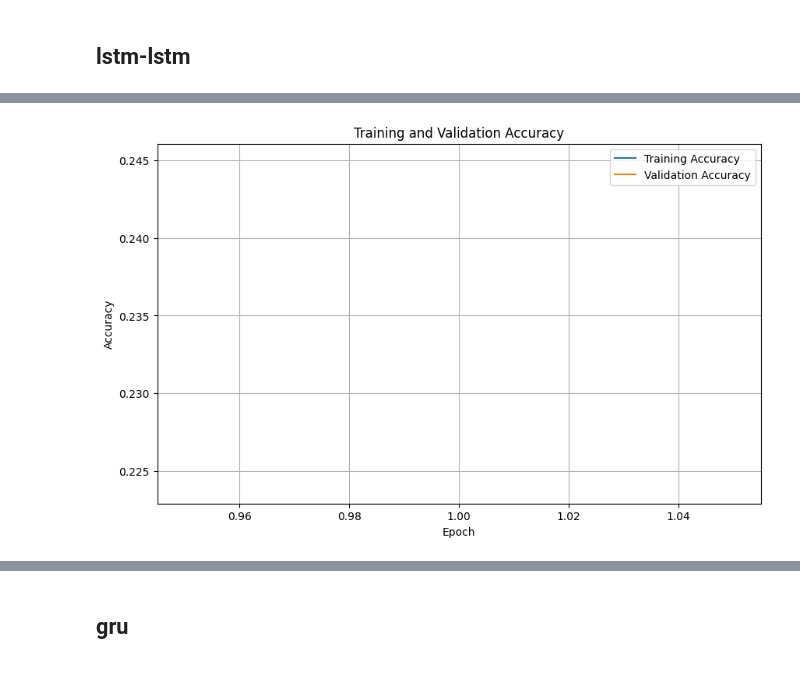
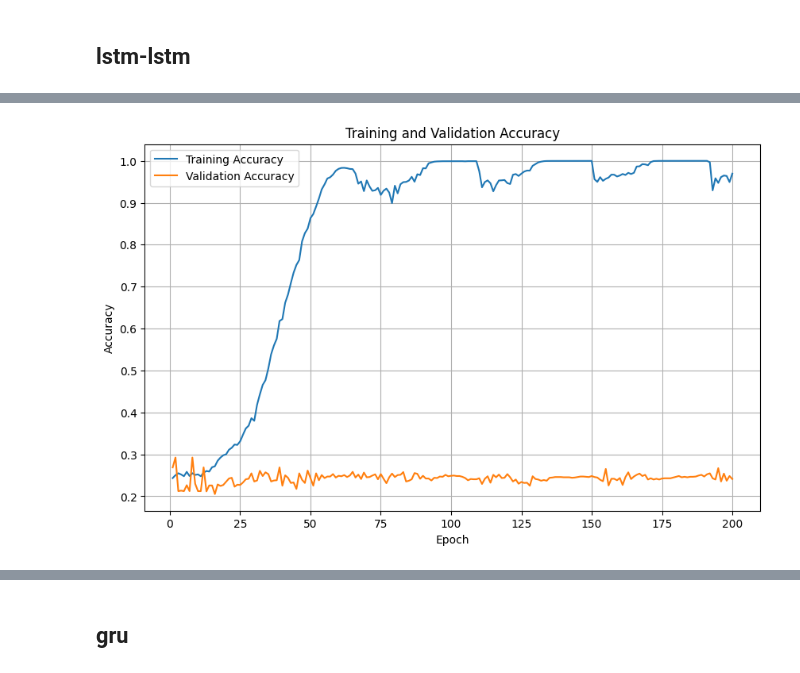
Before and after one commit to warrenjkim/eeg-signal-classifier, a Jupyter notebook: please_work.ipynb, the cells around one changed output, grey strips where cells are left out. Cells and saved outputs as stored; diff of their text form; code cells hidden in the pictures.

Commit message:
ran tests

```diff
--- a/please_work.ipynb
+++ b/please_work.ipynb
@@ -80,16 +69,16 @@ Drive already mounted at /content/drive; to attempt to forcibly remount, call dr
 # %%
-## Loading the dataset
-X_test = np.load("/content/drive/MyDrive/project_data/X_test.npy")
-y_test = np.load("/content/drive/MyDrive/project_data/y_test.npy")-769
-person_test = np.load("/content/drive/MyDrive/project_data/person_test.npy")
-X_train_valid = np.load("/content/drive/MyDrive/project_data/X_train_valid.npy")
-y_train_valid = np.load("/content/drive/MyDrive/project_data/y_train_valid.npy")-769
-person_train_valid = np.load("/content/drive/MyDrive/project_data/person_train_valid.npy")
-print("---all data---")
-print("X_test shape\t\t", X_test.shape)
-print("y_test shape\t\t", y_test.shape)
-print("person_test shape\t", person_test.shape)
-print("X_train_valid shape\t", X_train_valid.shape)
-print("y_train_valid shape\t", y_train_valid.shape)
-print("person_train_valid shape", person_train_valid.shape)
-print()
+# ## Loading the dataset
+# X_test = np.load("/content/drive/MyDrive/project_data/X_test.npy")
+# y_test = np.load("/content/drive/MyDrive/project_data/y_test.npy")-769
+# person_test = np.load("/content/drive/MyDrive/project_data/person_test.npy")
+# X_train_valid = np.load("/content/drive/MyDrive/project_data/X_train_valid.npy")
+# y_train_valid = np.load("/content/drive/MyDrive/project_data/y_train_valid.npy")-769
+# person_train_valid = np.load("/content/drive/MyDrive/project_data/person_train_valid.npy")
+# print("---all data---")
+# print("X_test shape\t\t", X_test.shape)
+# print("y_test shape\t\t", y_test.shape)
+# print("person_test shape\t", person_test.shape)
+# print("X_train_valid shape\t", X_train_valid.shape)
+# print("y_train_valid shape\t", y_train_valid.shape)
+# print("person_train_valid shape", person_train_valid.shape)
+# print()
@@ -357,7 +338,7 @@ split_seed = 1
 subsample = 2
 average = 2
 channel_dropout = 0.2
-time_reverse = 0.8
+time_reverse = 0
 noise = True
 
 '''
@@ -975,8 +956,9 @@ TEST_DATA 3
 # %%
 # update number of epochs
 # change path to save
-number_epochs = 1
-path_to_save = '/content/drive/MyDrive/project_data/'
+number_epochs = 200
+# path_to_save = '/content/drive/MyDrive/project_data/'
+path_to_save = './results/'
 super_start_time = time.time()
 # %%
 def calc_time(end_time, start_time):
@@ -1786,8 +1904,8 @@ Estimated Total Size (MB): 56.11
 # %%
 model = LSTM_LSTM().to(device)
 criterion = nn.CrossEntropyLoss()
-optimizer = torch.optim.Adam(model.parameters(), lr=0.001, weight_decay=0.0008)
-scheduler = torch.optim.lr_scheduler.CosineAnnealingLR(optimizer, T_max=10, eta_min=0.0001)
+optimizer = torch.optim.Adam(model.parameters(), lr=0.001, weight_decay=0.0005)
+scheduler = torch.optim.lr_scheduler.CosineAnnealingLR(optimizer, T_max=20, eta_min=0.0001)
 # %%
 start_time = time.time()
 train_accuracies, val_accuracies = train_model(model=model,
@@ -1806,19 +1946,20 @@ Train acc: 0.245, Val acc: 0.224, Val loss: 1.446
 # %%
-import matplotlib.pyplot as plt
+axPool1d: 2-14                   [128, 100, 8]             --
+│    └─Dropouimport matplotlib.pyplot as plt
 n_epochs = number_epochs
 epochs = range(1, n_epochs + 1)
 
 plt.figure(figsize=(10, 6))
 plt.plot(epochs, train_accuracies, label='Training Accuracy')
 plt.plot(epochs, val_accuracies, label='Validation Accuracy')
 plt.title('Training and Validation Accuracy')
 plt.xlabel('Epoch')
 plt.ylabel('Accuracy')
 plt.legend()
 plt.grid(True)
 plt.show()
 # %% [output]
-[figure, old version]
+[figure, new version]
 # %%
 end_time = time.time()
 calc_time(end_time, start_time)
```
Also changed, not shown: parts of 41 cells of this notebook.
